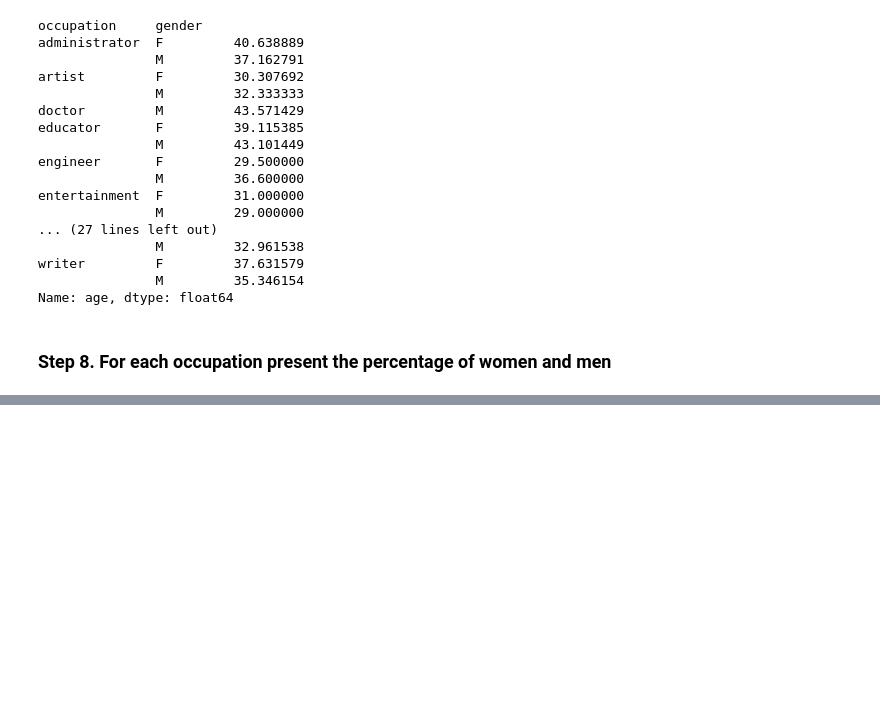
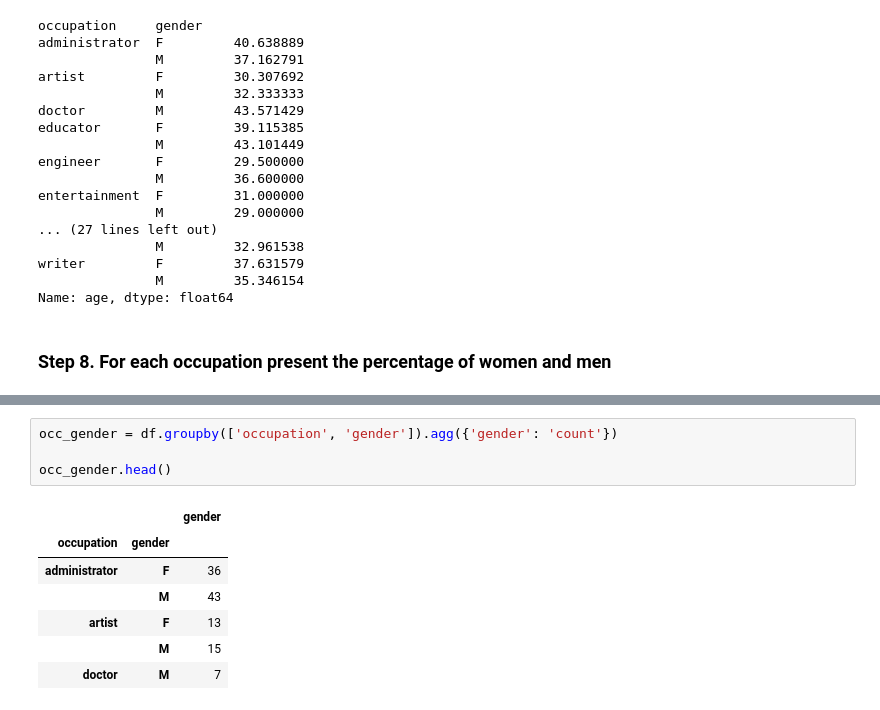
Before and after one commit to oqusous/nyc-mhtn-ds-071519-lectures, a Jupyter notebook: week-4/Pandas/Pandas_groupby/occupation_practice.ipynb, the cells around one changed output, grey strips where cells are left out. Saved outputs shown, nothing was run; the diff lists cells and outputs as text; blank space fills up the shorter version.

```diff
--- a/week-4/Pandas/Pandas_groupby/occupation_practice.ipynb
+++ b/week-4/Pandas/Pandas_groupby/occupation_practice.ipynb
@@ -118,0 +200,12 @@ Total['administrator']
+# %%
+occ_gender = df.groupby(['occupation', 'gender']).agg({'gender': 'count'})
+
+occ_gender.head()
+# %% [output]
+|  |  | gender |
+| occupation | gender |  |
+| administrator | F | 36 |
+|  | M | 43 |
+| artist | F | 13 |
+|  | M | 15 |
+| doctor | M | 7 |
```
Also changed, not shown: parts of 14 cells of this notebook.
